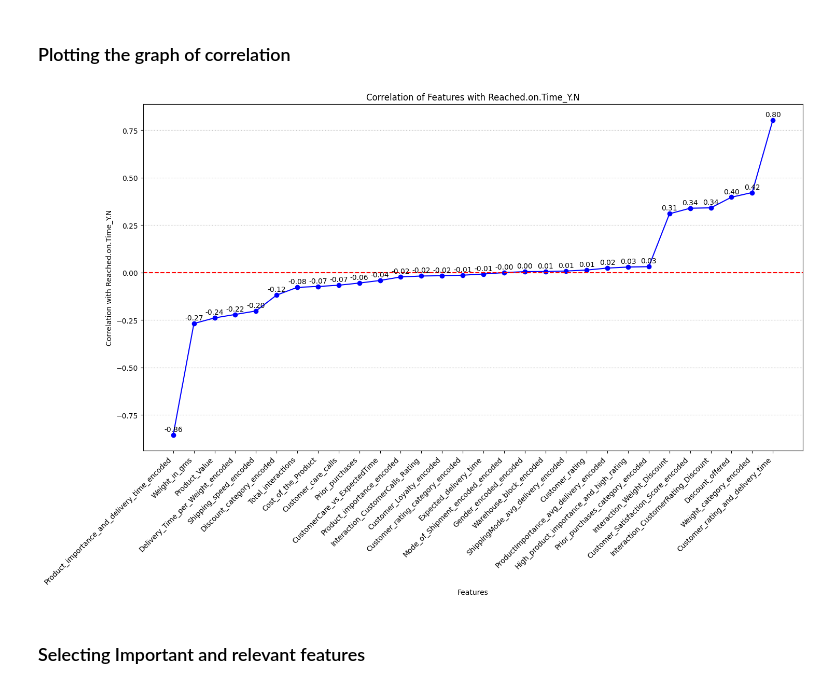
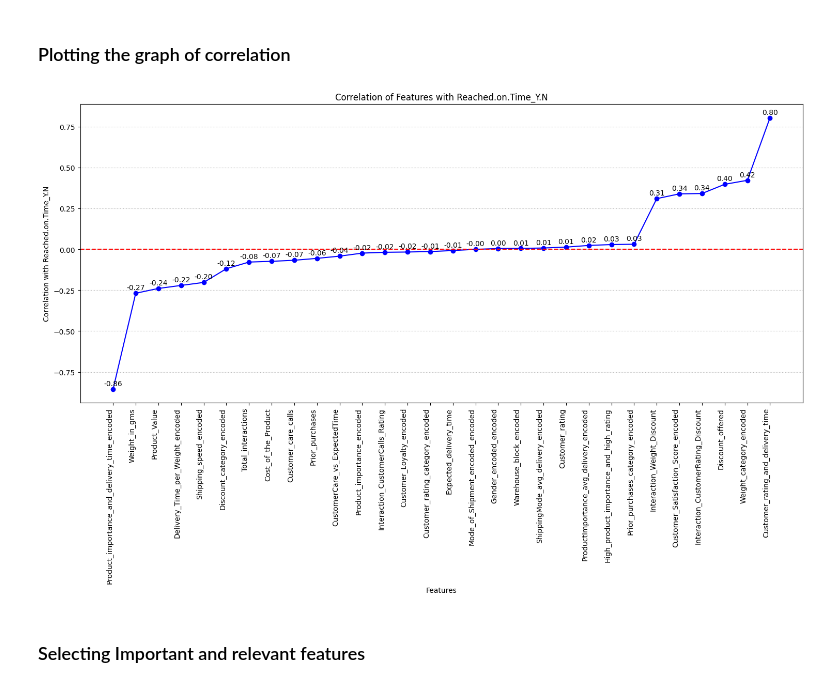
Before and after one commit to chaitaliijawale/Stride_Case_Study, a Jupyter notebook: Prototype_development/Phase2/3. Stride_dev2_MLmodel.ipynb, the cells around one changed output. Cells and saved outputs as stored; diff of their text form; code cells hidden in the pictures.

```diff
--- a/Prototype_development/Phase2/3. Stride_dev2_MLmodel.ipynb
+++ b/Prototype_development/Phase2/3. Stride_dev2_MLmodel.ipynb
@@ -98,28 +98,28 @@ correlation_with_new_features
 # %%
 correlation_with_new_features = correlation_with_new_features.sort_values(by='Correlation with Reached.on.Time_Y.N', ascending=True)
 correlation_with_new_features = correlation_with_new_features[correlation_with_new_features['Features'] != 'Reached.on.Time_Y.N']
 correlation_with_new_features = correlation_with_new_features.reset_index(drop=True)
 
 plt.figure(figsize=(15, 10))
 plt.plot(correlation_with_new_features['Features'], correlation_with_new_features['Correlation with Reached.on.Time_Y.N'], marker='o', color='b')
 plt.axhline(y=0, color='r', linestyle='dashed', linewidth=1.5)
 plt.xlabel('Features')
 plt.ylabel('Correlation with Reached.on.Time_Y.N')
 plt.title('Correlation of Features with Reached.on.Time_Y.N')
-plt.xticks(rotation=45, ha='right')
+plt.xticks(rotation=90, ha='right')
 plt.grid(True, axis='y', linestyle='dotted')
 plt.tight_layout()
 
 for i in range(len(correlation_with_new_features)):
     plt.annotate(f"{correlation_with_new_features['Correlation with Reached.on.Time_Y.N'][i]:.2f}",
                  (correlation_with_new_features['Features'][i], correlation_with_new_features['Correlation with Reached.on.Time_Y.N'][i]),
                  textcoords="offset points",
                  xytext=(0, 5),
                  ha='center')
 
 plt.show()
 # %% [output]
-[figure, old version]
+[figure, new version]
 # %% [markdown]
 ### Selecting Important and relevant features
 # %% [markdown]
```
Also changed, not shown: parts of 3 cells of this notebook.
